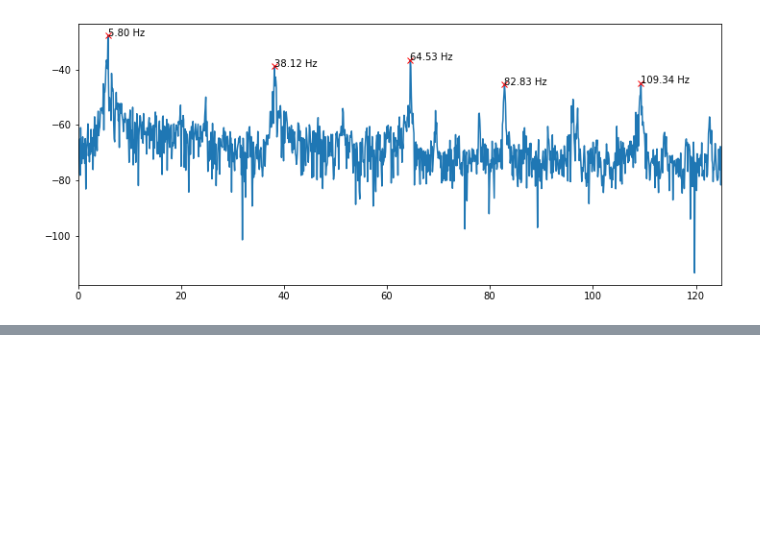
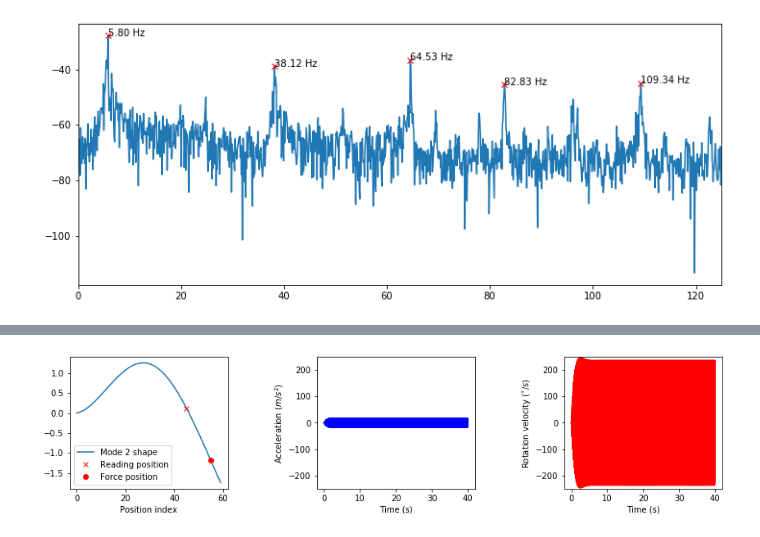
Before and after one commit to eduardobatista/ActVibModules, a Jupyter notebook: Examples.ipynb, the cells around one changed output, grey strips where cells are left out. Cells and saved outputs as stored; diff of their text form; code cells hidden in the pictures; blank space fills up the shorter version.

```diff
--- a/Examples.ipynb
+++ b/Examples.ipynb
@@ -95,0 +143,38 @@ plt.show()
+# %%
+N = 10000
+freqsampling = 250
+freqx = 85.0
+posreading = 45
+posforce = 55
+fig,ax = plt.subplots(1,3)
+ax[0].plot(beam.vmod[:,1],label="Mode 2 shape")
+ax[0].plot(posreading,beam.vmod[posreading,1],"rx",label="Reading position")
+ax[0].plot(posforce,beam.vmod[posforce,1],"ro",label="Force position")
+ax[0].set_xlabel("Position index")
+ax[0].legend()
+
+beam.reset()
+x = np.zeros(N)
+yaccel = np.zeros(N)
+rotvel = np.zeros(N)
+for n in range(N):
+    x[n] = np.sin(2*np.pi*freqx*n/freqsampling)  # generating sinusoid with freqx Hz
+    beam.setforce(posforce, x[n])
+    beam.update()
+    yaccel[n] = beam.getaccelms2(posreading)
+    rotvel[n] = beam.rotvel[posreading]
+
+t = np.linspace(0, N/freqsampling, N)
+ax[1].plot(t,yaccel,'b')
+ax[1].set_ylabel("Acceleration ($m/s^2$)")
+ax[2].plot(t,rotvel,'r')
+ax[2].set_ylabel("Rotation velocity ($^{\circ}/s$)")
+for axx in ax[1:]:
+    axx.set_xlabel("Time (s)")
+    axx.set_ylim(-250,250)
+
+fig.tight_layout(pad=0)
+fig.set_size_inches(12,2.5)
+plt.show()
+# %% [output]
+[figure, added]
```
Also changed, not shown: parts of 3 cells of this notebook, 1 other file.
